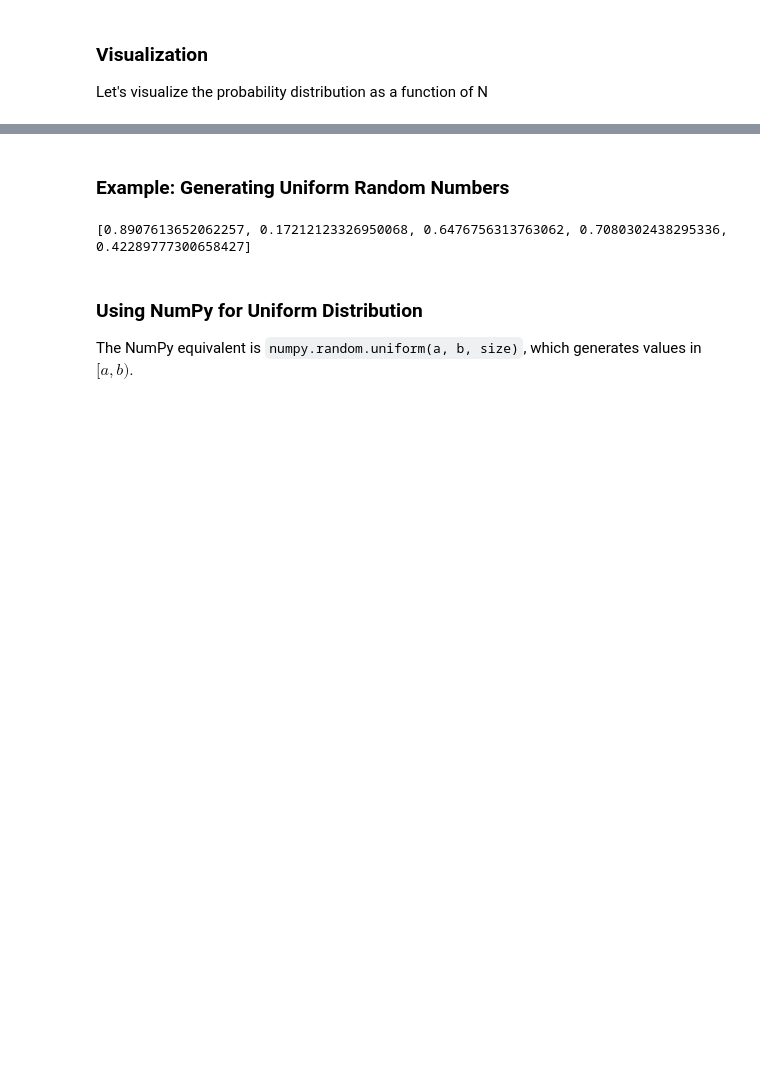
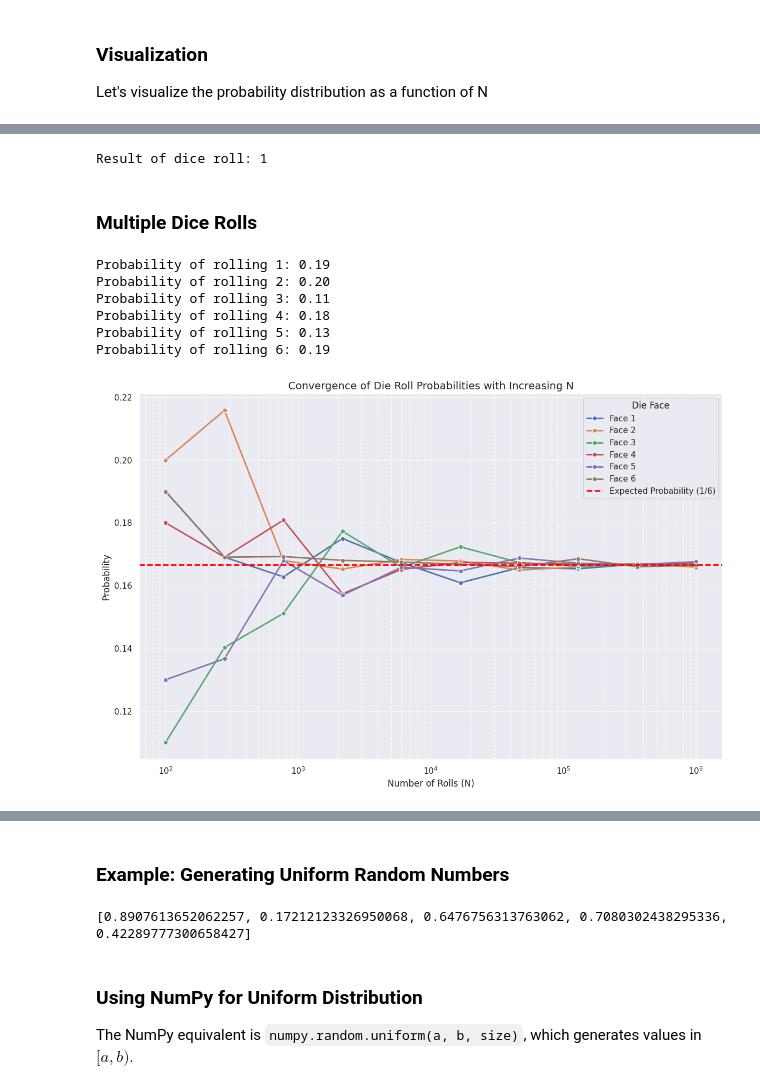
Before and after one commit to animesh-chouhan/fifty-challenging-problems-in-probability, a Jupyter notebook: probability.ipynb, the cells around one changed output, grey strips where cells are left out. Cells and saved outputs as stored; diff of their text form; code cells hidden in the pictures; blank space fills up the shorter version.

```diff
--- a/probability.ipynb
+++ b/probability.ipynb
@@ -163,0 +159,63 @@ plt.show()
+# %%
+import numpy as np
+
+# Simulate rolling a die once
+die = np.random.randint(1, 7)
+print(f"Result of dice roll: {die}")
+# %% [output]
+Result of dice roll: 1
+# %% [markdown]
+### Multiple Dice Rolls
+# %%
+N = 100
+np.random.seed(69)
+rolls = np.random.randint(1, 7, size=N)
+
+# Simulate rolling the die 100 times
+for i in range(1, 7):
+    print(f"Probability of rolling {i}: {np.sum(rolls == i) / N:.2f}")
+# %% [output]
+Probability of rolling 1: 0.19
+Probability of rolling 2: 0.20
+Probability of rolling 3: 0.11
+Probability of rolling 4: 0.18
+Probability of rolling 5: 0.13
+Probability of rolling 6: 0.19
+# %%
+import numpy as np
+import matplotlib.pyplot as plt
+import seaborn as sns
+
+sns.set(style="darkgrid", palette="deep")
+
+# Define different N values
+N = np.logspace(2, 6, num=10, dtype=int)
+faces = np.arange(1, 7)
+np.random.seed(69)
+
+
+probabilities = {face: [] for face in faces}
+for n in N:
+    rolls = np.random.randint(1, 7, size=n)
+    for face in faces:
+        probabilities[face].append(np.sum(rolls == face) / n)
+
+# Create the plot
+plt.figure(figsize=(12, 8))
+for face in faces:
+    sns.lineplot(x=N, y=probabilities[face], marker='o', label=f"Face {face}", lw=2)
+
+# Expected probability line (1/6)
+plt.axhline(1/6, color='red', linestyle='--', label="Expected Probability (1/6)", lw=2)
+
+# Formatting
+plt.xscale('log')  # Log scale for better visualization
+plt.xlabel("Number of Rolls (N)", fontsize=12)
+plt.ylabel("Probability", fontsize=12)
+plt.title("Convergence of Die Roll Probabilities with Increasing N", fontsize=14)
+plt.legend(title="Die Face")
+plt.grid(True, which="both", linestyle="--", alpha=0.9)
+plt.tight_layout()
+plt.show()
+# %% [output]
+[figure, added]
```
Also changed, not shown: parts of 23 cells of this notebook, 3 other files.
